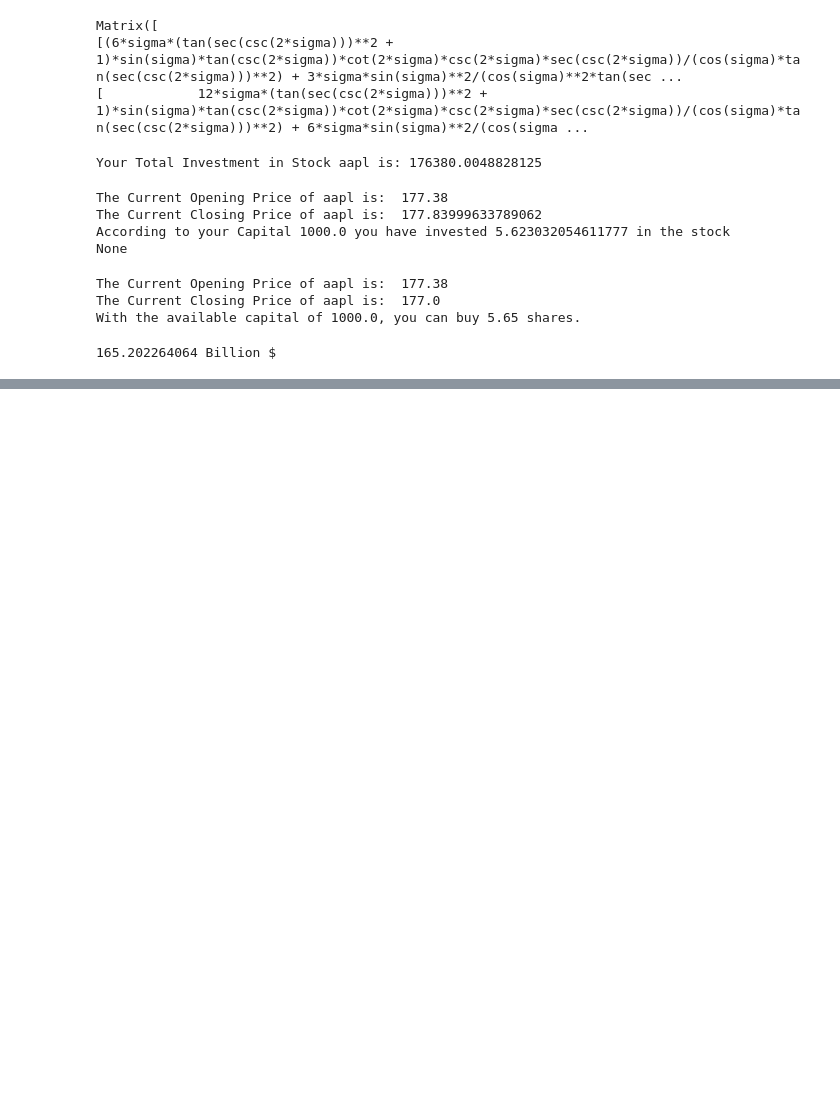
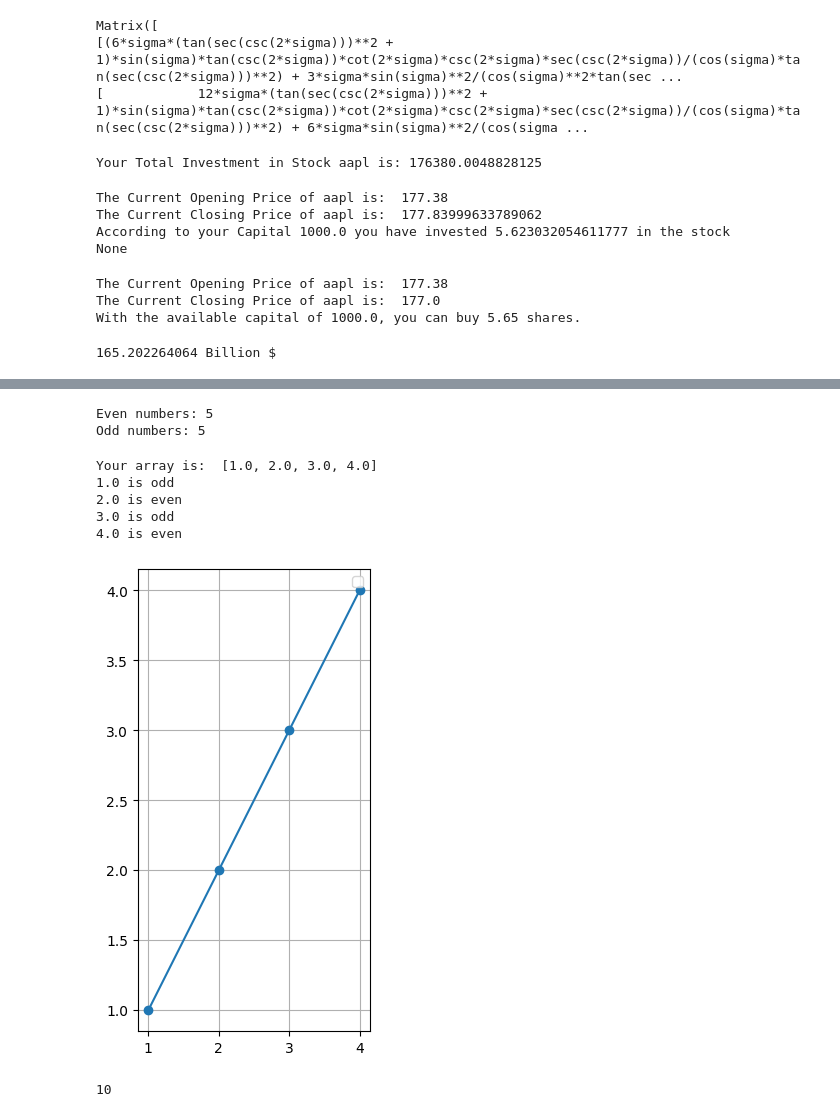
Before and after one commit to Desantonio/Py-Notebook, a Jupyter notebook: hello.ipynb, the cells around one changed output, grey strips where cells are left out. Saved outputs shown, nothing was run; the diff lists cells and outputs as text; code cells hidden in the pictures; blank space fills up the shorter version.

```diff
--- a/hello.ipynb
+++ b/hello.ipynb
@@ -243,0 +727,70 @@ print(c,"Billion $")
+# %%
+def count_even_odd_in_range(start, end):
+    even_count = 0
+    odd_count = 0
+    for number in range(start, end + 1):
+        if number % 2 == 0:
+            even_count += 1
+        else:
+            odd_count += 1
+
+    return even_count, odd_count
+
+# Input: Starting and ending range
+start_range = int(input("Enter the starting range: "))
+end_range = int(input("Enter the ending range: "))
+
+even_count, odd_count = count_even_odd_in_range(start_range, end_range)
+
+print(f"Even numbers: {even_count}")
+print(f"Odd numbers: {odd_count}")
+# %% [output]
+Even numbers: 5
+Odd numbers: 5
+# %%
+import math
+import matplotlib.pyplot as plt
+import numpy as np
+a = []
+input_a = int(input("Enter the total no. of data points to enter: "))
+for i in range(input_a):
+    individual_a = float(input(f"Enter data point {i+1}: "))
+    a.append(individual_a)
+
+print("Your array is: ", a)
+
+def odd_even(number):
+    if number % 2 == 0:
+        return f"{number} is even"
+    else:
+        return f"{number} is odd"
+
+
+for i in (a):
+    print(odd_even(i))
+
+x = list(range(1, input_a+1))
+y = np.array(a)
+
+plt.figure(figsize=(3,6))
+plt.plot(x, y, marker="o")
+plt.xlabel("")
+plt.ylabel("")
+plt.legend("")
+plt.grid()
+plt.show()
+# %% [output]
+Your array is:  [1.0, 2.0, 3.0, 4.0]
+1.0 is odd
+2.0 is even
+3.0 is odd
+4.0 is even
+[figure, added]
+# %%
+def f(x):
+    def g(x):
+        return x + 3
+    return 2 * g(x)
+print(f(2))
+# %% [output]
+10
```
Also changed, not shown: parts of 28 cells of this notebook, 26 other files.
